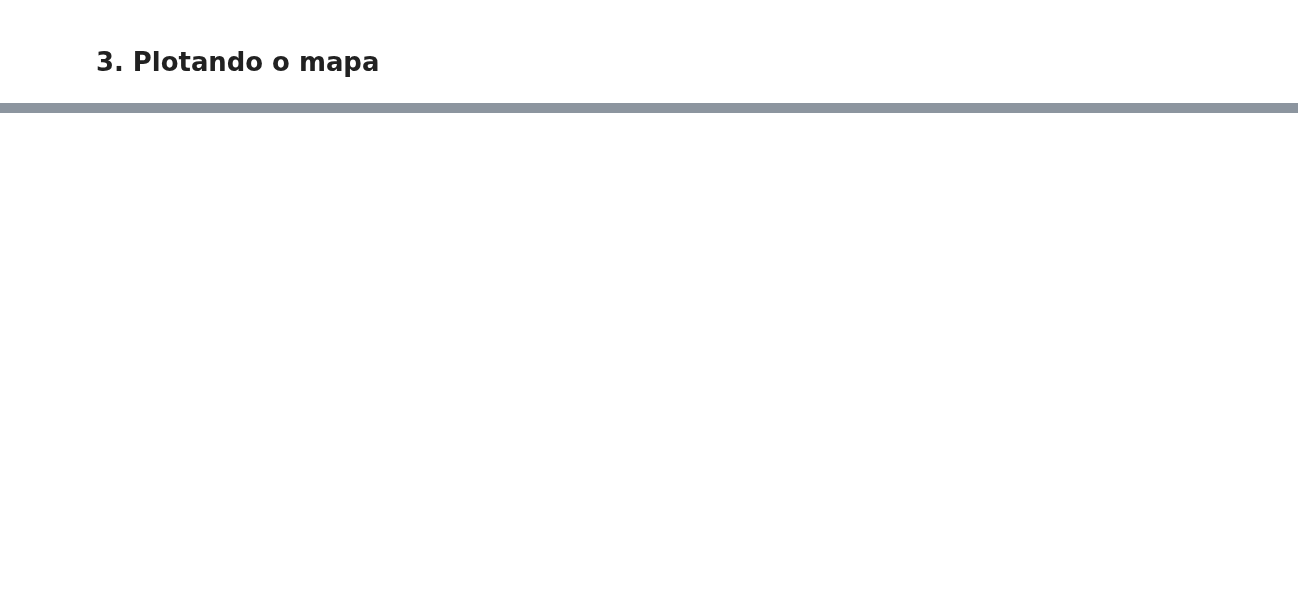
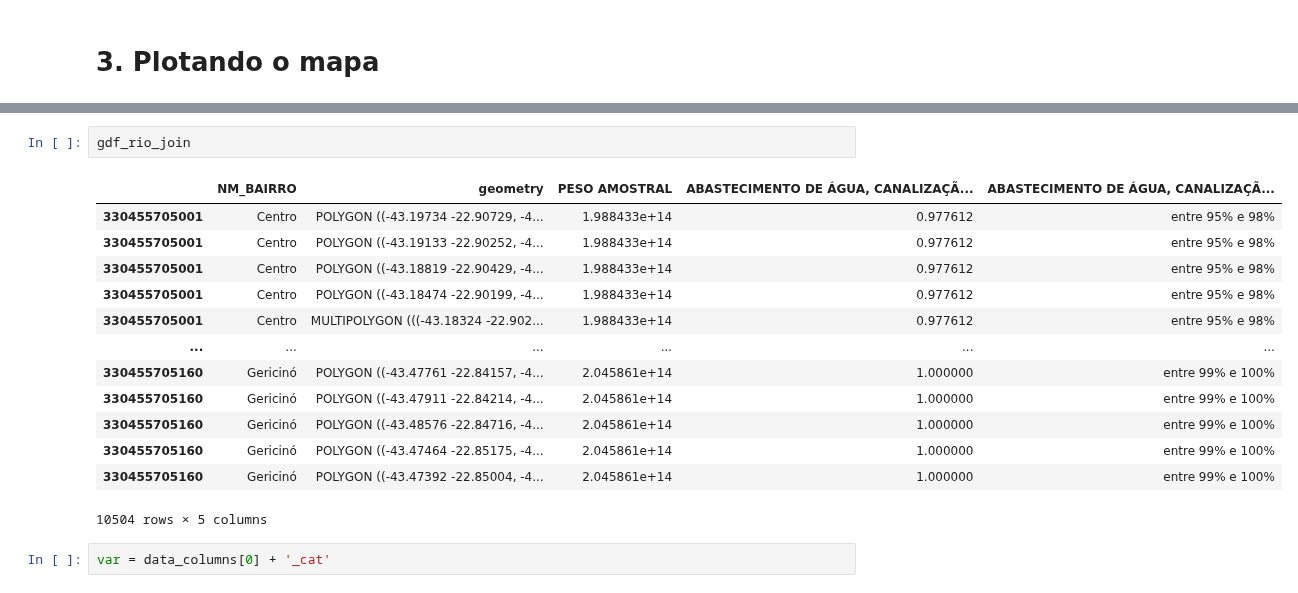
Before and after one commit to GDevigili/TCC-IBGE, a Jupyter notebook: src/data-vis/eda.ipynb, the cells around one changed output, grey strips where cells are left out. Saved outputs shown, nothing was run; the diff lists cells and outputs as text; blank space fills up the shorter version.

```diff
--- a/src/data-vis/eda.ipynb
+++ b/src/data-vis/eda.ipynb
@@ -212,3 +235,21 @@ memory usage: 492.4+ KB
+# %%
+gdf_rio_join
+# %% [output]
+|  | NM_BAIRRO | geometry | PESO AMOSTRAL | ABASTECIMENTO DE ÁGUA, CANALIZAÇÃ... | ABASTECIMENTO DE ÁGUA, CANALIZAÇÃ... |
+| 330455705001 | Centro | POLYGON ((-43.19734 -22.90729, -4... | 1.988433e+14 | 0.977612 | entre 95% e 98% |
+| 330455705001 | Centro | POLYGON ((-43.19133 -22.90252, -4... | 1.988433e+14 | 0.977612 | entre 95% e 98% |
+| 330455705001 | Centro | POLYGON ((-43.18819 -22.90429, -4... | 1.988433e+14 | 0.977612 | entre 95% e 98% |
+| 330455705001 | Centro | POLYGON ((-43.18474 -22.90199, -4... | 1.988433e+14 | 0.977612 | entre 95% e 98% |
+| 330455705001 | Centro | MULTIPOLYGON (((-43.18324 -22.902... | 1.988433e+14 | 0.977612 | entre 95% e 98% |
+| ... | ... | ... | ... | ... | ... |
+| 330455705160 | Gericinó | POLYGON ((-43.47761 -22.84157, -4... | 2.045861e+14 | 1.000000 | entre 99% e 100% |
+| 330455705160 | Gericinó | POLYGON ((-43.47911 -22.84214, -4... | 2.045861e+14 | 1.000000 | entre 99% e 100% |
+| 330455705160 | Gericinó | POLYGON ((-43.48576 -22.84716, -4... | 2.045861e+14 | 1.000000 | entre 99% e 100% |
+| 330455705160 | Gericinó | POLYGON ((-43.47464 -22.85175, -4... | 2.045861e+14 | 1.000000 | entre 99% e 100% |
+| 330455705160 | Gericinó | POLYGON ((-43.47392 -22.85004, -4... | 2.045861e+14 | 1.000000 | entre 99% e 100% |
+10504 rows × 5 columns
+# %%
+var = data_columns[0] + '_cat'
 # %%
 def plot_map(
         gdf,
```
Also changed, not shown: parts of 13 cells of this notebook.
